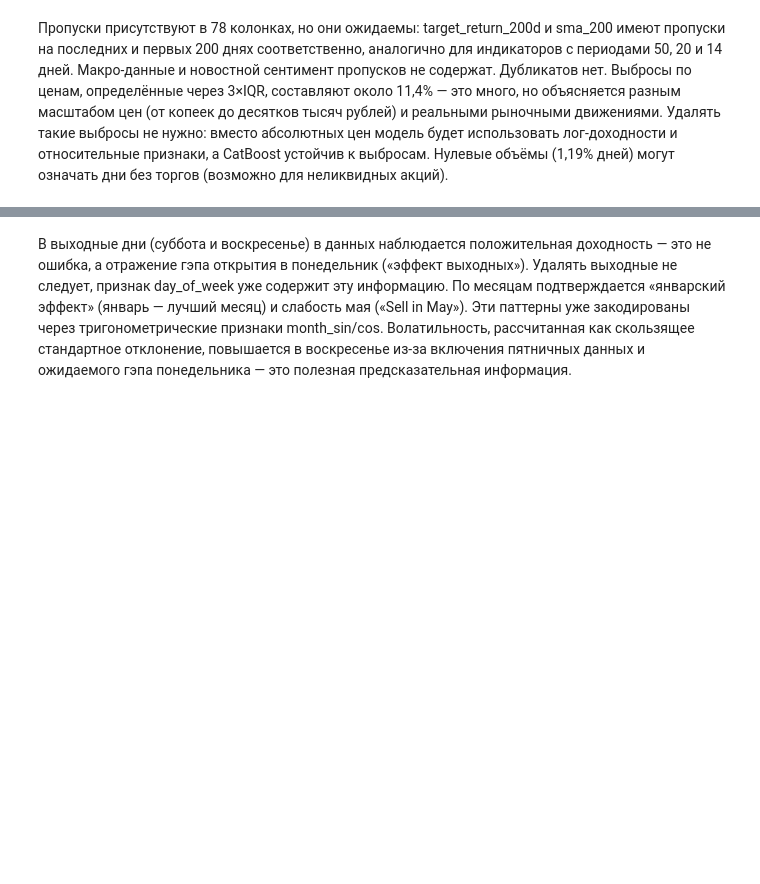
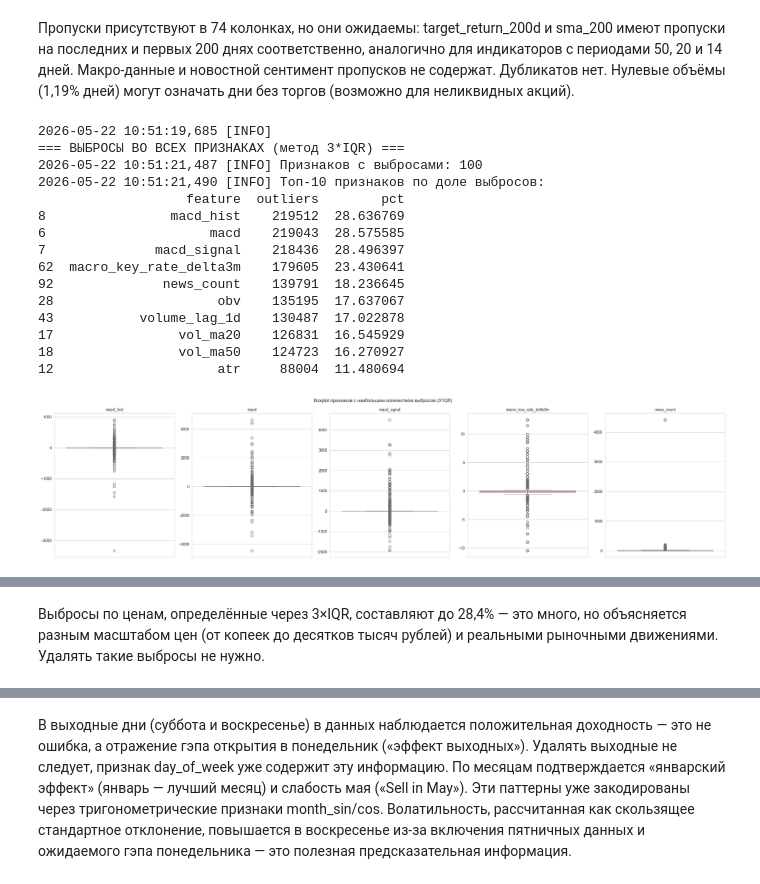
Before and after one commit to vovaovsyanka/dpo, a Jupyter notebook: project/notebooks/eda_analysis.ipynb, the cells around one changed output, grey strips where cells are left out. Saved outputs shown, nothing was run; the diff lists cells and outputs as text; code cells hidden in the pictures; blank space fills up the shorter version.

```diff
--- a/project/notebooks/eda_analysis.ipynb
+++ b/project/notebooks/eda_analysis.ipynb
@@ -28,8 +29,10 @@ REPORTS_DIR.mkdir(parents=True, exist_ok=True)
 FIGURES_DIR = REPORTS_DIR / "figures"
 FIGURES_DIR.mkdir(parents=True, exist_ok=True)
 # %%
-def save_fig(name):
+def save_fig(name, show=True):
     plt.tight_layout()
+    if show:
+        plt.show()
     plt.savefig(FIGURES_DIR / name, dpi=150, bbox_inches='tight')
     plt.close()
     logger.info(f"Сохранён график: {name}")
@@ -130,2 +123,56 @@ price_sma50_dev              12097         1.58
-# %% [markdown]
-Пропуски присутствуют в 78 колонках, но они ожидаемы: target_return_200d и sma_200 имеют пропуски на последних и первых 200 днях соответственно, аналогично для индикаторов с периодами 50, 20 и 14 дней. Макро‑данные и новостной сентимент пропусков не содержат. Дубликатов нет. Выбросы по ценам, определённые через 3×IQR, составляют около 11,4% — это много, но объясняется разным масштабом цен (от копеек до десятков тысяч рублей) и реальными рыночными движениями. Удалять такие выбросы не нужно: вместо абсолютных цен модель будет использовать лог‑доходности и относительные признаки, а CatBoost устойчив к выбросам. Нулевые объёмы (1,19% дней) могут означать дни без торгов (возможно для неликвидных акций).
+# %% [markdown]
+Пропуски присутствуют в 74 колонках, но они ожидаемы: target_return_200d и sma_200 имеют пропуски на последних и первых 200 днях соответственно, аналогично для индикаторов с периодами 50, 20 и 14 дней. Макро‑данные и новостной сентимент пропусков не содержат. Дубликатов нет. Нулевые объёмы (1,19% дней) могут означать дни без торгов (возможно для неликвидных акций).
+# %%
+# ─────────────────────────────────────────────────────────────────────────────
+# Анализ выбросов во всех числовых признаках
+logger.info("\n=== ВЫБРОСЫ ВО ВСЕХ ПРИЗНАКАХ (метод 3*IQR) ===")
+
+outlier_stats = []
+for col in feature_cols:
+    if col not in price_cols and df[col].dtype in ['float64', 'int64']:
+        Q1 = df[col].quantile(0.25)
+        Q3 = df[col].quantile(0.75)
+        IQR = Q3 - Q1
+        if IQR == 0:
+            continue
+        outliers = ((df[col] < Q1 - 3*IQR) | (df[col] > Q3 + 3*IQR)).sum()
+        outlier_pct = outliers / len(df) * 100
+        outlier_stats.append((col, outliers, outlier_pct))
+
+outlier_df = pd.DataFrame(outlier_stats, columns=['feature', 'outliers', 'pct'])
+outlier_df = outlier_df.sort_values('pct', ascending=False)
+
+logger.info(f"Признаков с выбросами: {len(outlier_df)}")
+if not outlier_df.empty:
+    logger.info(f"Топ-10 признаков по доле выбросов:\n{outlier_df.head(10)}")
+    outlier_df.to_csv(REPORTS_DIR / "outliers_all_features.csv", index=False)
+
+# Boxplot для топ-5 признаков с наибольшим количеством выбросов
+if not outlier_df.empty:
+    top_outlier_features = outlier_df.head(5)['feature'].tolist()
+    fig, axes = plt.subplots(1, len(top_outlier_features), figsize=(5*len(top_outlier_features), 6))
+    if len(top_outlier_features) == 1:
+        axes = [axes]
+    for ax, feat in zip(axes, top_outlier_features):
+        sns.boxplot(y=df[feat].dropna().sample(min(10000, len(df))), ax=ax, color='salmon')
+        ax.set_title(feat, fontsize=10)
+        ax.set_ylabel('')
+    plt.suptitle('Boxplot признаков с наибольшим количеством выбросов (3*IQR)')
+    save_fig("11_outliers_boxplots.png")
+# %% [output]
+2026-05-22 10:51:19,685 [INFO]
+=== ВЫБРОСЫ ВО ВСЕХ ПРИЗНАКАХ (метод 3*IQR) ===
+2026-05-22 10:51:21,487 [INFO] Признаков с выбросами: 100
+2026-05-22 10:51:21,490 [INFO] Топ-10 признаков по доле выбросов:
+                   feature  outliers        pct
+8                macd_hist    219512  28.636769
+6                     macd    219043  28.575585
+7              macd_signal    218436  28.496397
+62  macro_key_rate_delta3m    179605  23.430641
+92              news_count    139791  18.236645
+28                     obv    135195  17.637067
+43           volume_lag_1d    130487  17.022878
+17                vol_ma20    126831  16.545929
+18                vol_ma50    124723  16.270927
+12                     atr     88004  11.480694
+[figure, added]
@@ -132,3 +180,5 @@ price_sma50_dev              12097         1.58
+# %% [markdown]
+Выбросы по ценам, определённые через 3×IQR, составляют до 28,4% — это много, но объясняется разным масштабом цен (от копеек до десятков тысяч рублей) и реальными рыночными движениями. Удалять такие выбросы не нужно.
 # %%
 """Распределения ключевых переменных."""
 logger.info("\n=== 2. РАСПРЕДЕЛЕНИЯ ===")
```
Also changed, not shown: parts of 15 cells of this notebook, 54 other files.
